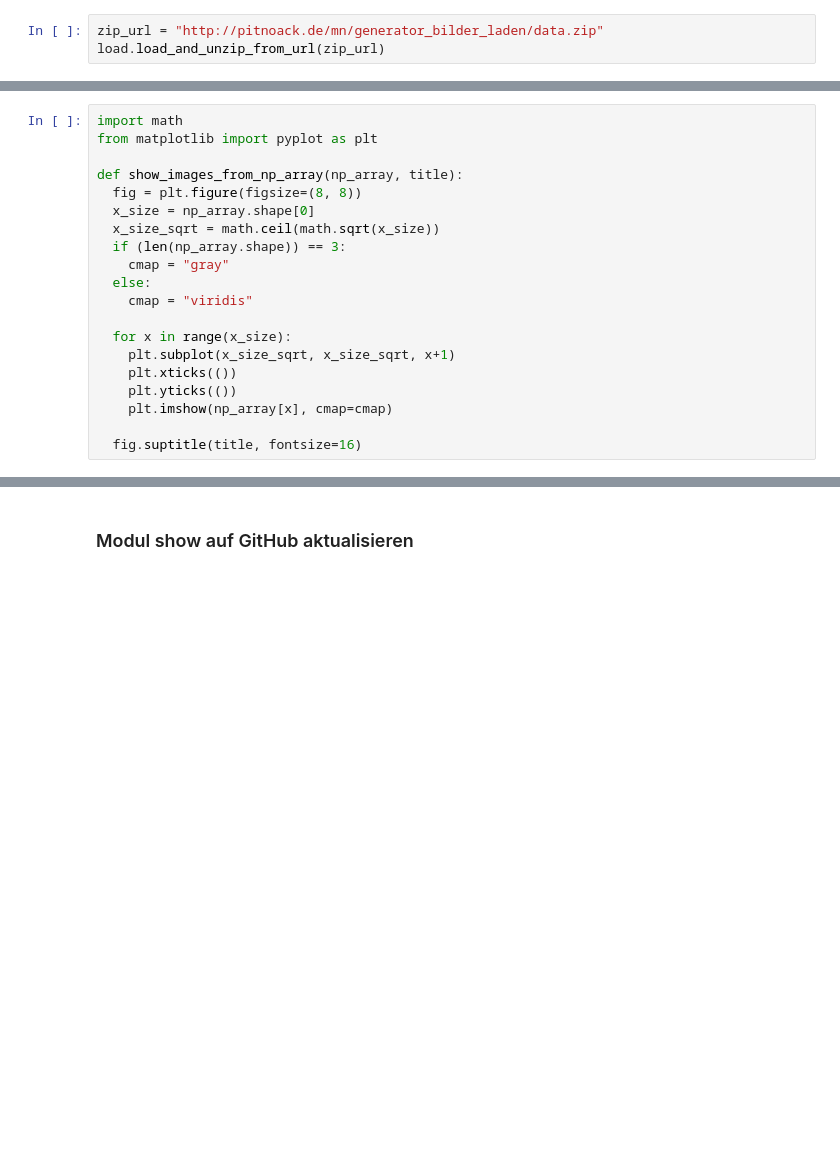
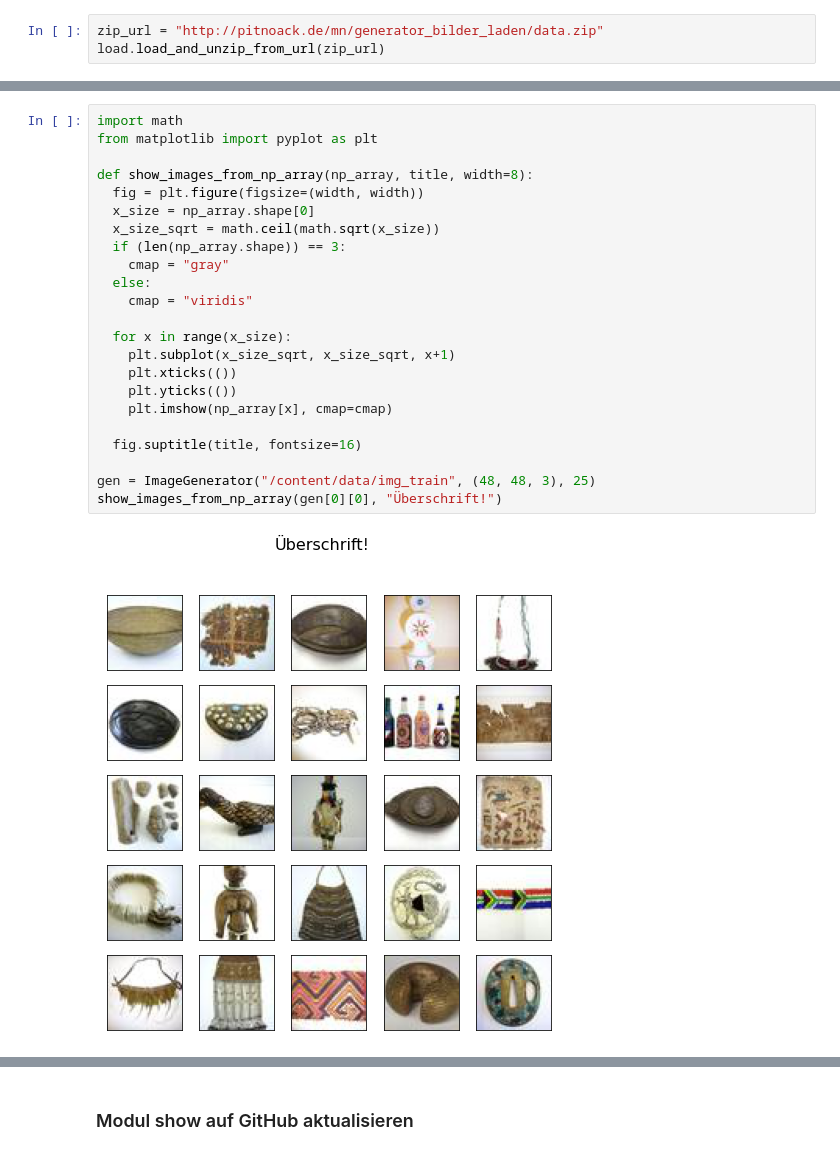
Before and after one commit to MaschinenNah/ml_utils_develop_and_test, a Jupyter notebook: ml_utils_show_develop_and_test.ipynb, the cells around one changed output, grey strips where cells are left out. Drawn from its saved outputs; the diff is of its cells as text; blank space fills up the shorter version.

```diff
--- a/ml_utils_show_develop_and_test.ipynb
+++ b/ml_utils_show_develop_and_test.ipynb
@@ -54,21 +58,26 @@ gen = ImageGenerator("/content/data/img_train", (48, 48, 3), 10)
 # %%
 import math
 from matplotlib import pyplot as plt
 
-def show_images_from_np_array(np_array, title):
-  fig = plt.figure(figsize=(8, 8))
+def show_images_from_np_array(np_array, title, width=8):
+  fig = plt.figure(figsize=(width, width))
   x_size = np_array.shape[0]
   x_size_sqrt = math.ceil(math.sqrt(x_size))
   if (len(np_array.shape)) == 3:
     cmap = "gray"
   else:
     cmap = "viridis"
 
   for x in range(x_size):
     plt.subplot(x_size_sqrt, x_size_sqrt, x+1)
     plt.xticks(())
     plt.yticks(())
     plt.imshow(np_array[x], cmap=cmap)
 
   fig.suptitle(title, fontsize=16)
+
+gen = ImageGenerator("/content/data/img_train", (48, 48, 3), 25)
+show_images_from_np_array(gen[0][0], "Überschrift!")
+# %% [output]
+[figure, added]
 # %%
```
Also changed, not shown: parts of 21 cells of this notebook.
